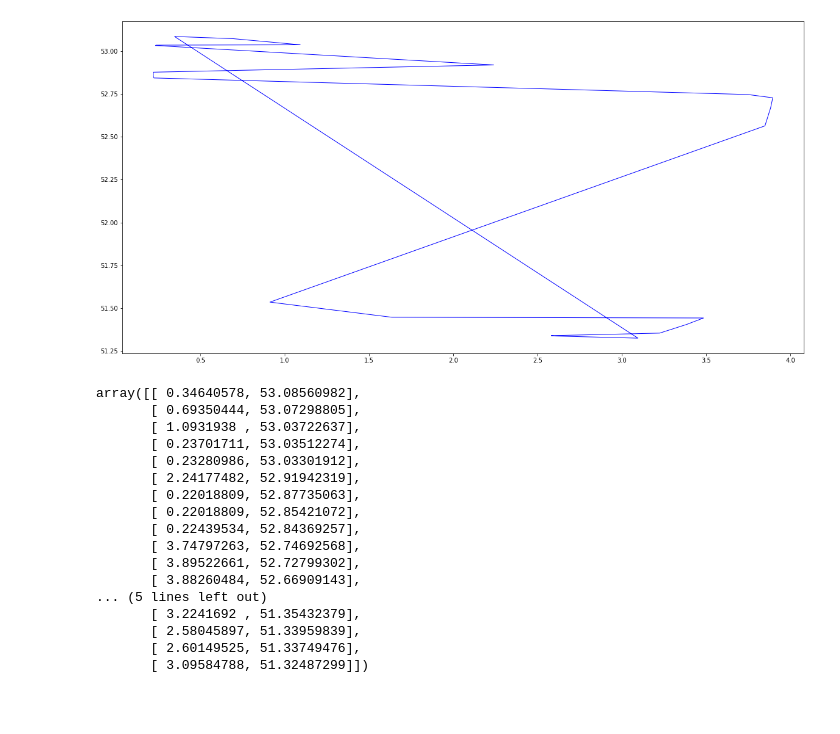
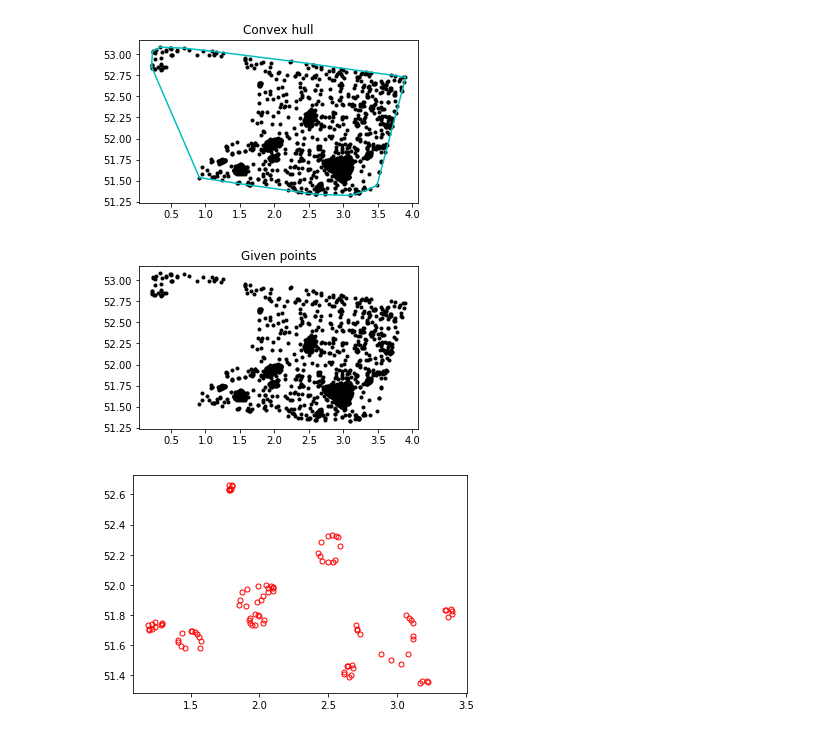
Before and after one commit to aelbrecht/cs-windmill, a Jupyter notebook: coord_clustering_poly.ipynb, the cells around one changed output. Drawn from its saved outputs; the diff is of its cells as text; code cells hidden in the pictures; blank space fills up the shorter version.

Commit message:
add polygon shape generation

```diff
--- a/coord_clustering_poly.ipynb
+++ b/coord_clustering_poly.ipynb
@@ -50,32 +50,3 @@ Deprecated in NumPy 1.20; for more details and guidance: https://numpy.org/devdo
 1811  3.095848  51.324873       -1
 
 [1812 rows x 3 columns]
-# %%
-from scipy import spatial
-
-poly = spatial.ConvexHull(coords)
-import matplotlib.pyplot as plt
-hull_indices = np.unique(poly.simplices.flat)
-hull_pts = np.array(coords)[hull_indices]
-plt.fill(hull_pts[:,0], hull_pts[:,1], fill=False, edgecolor='b')
-plt.show()
-hull_pts
-# %% [output]
-[figure, removed]
-array([[ 0.34640578, 53.08560982],
-       [ 0.69350444, 53.07298805],
-       [ 1.0931938 , 53.03722637],
-       [ 0.23701711, 53.03512274],
-       [ 0.23280986, 53.03301912],
-       [ 2.24177482, 52.91942319],
-       [ 0.22018809, 52.87735063],
-       [ 0.22018809, 52.85421072],
-       [ 0.22439534, 52.84369257],
-       [ 3.74797263, 52.74692568],
-       [ 3.89522661, 52.72799302],
-       [ 3.88260484, 52.66909143],
-... (5 lines left out)
-       [ 3.2241692 , 51.35432379],
-       [ 2.58045897, 51.33959839],
-       [ 2.60149525, 51.33749476],
-       [ 3.09584788, 51.32487299]])
@@ -138,0 +53,17 @@ df2_result.to_file("result.shp")
+# %%
+from scipy import spatial
+
+hull = spatial.ConvexHull(coords)
+for plot_id in (2, 1):
+    fig, ax = plt.subplots(ncols=1, figsize=(5, 3))
+    ax.plot(coords[:, 0], coords[:, 1], '.', color='k')
+    if plot_id == 1:
+        ax.set_title('Given points')
+    else:
+        ax.set_title('Convex hull')
+        for simplex in hull.simplices:
+            ax.plot(coords[simplex, 0], coords[simplex, 1], 'c')
+    plt.show()
+# %% [output]
+[figure, added]
+[figure, added]
@@ -138,0 +96,5 @@ df2_result.to_file("result.shp")
+# %%
+for shape in shapes:
+    plt.plot([v[0] for v in shape], [v[1] for v in shape], 'o', mec='r', color='none', lw=1, markersize=5)
+# %% [output]
+[figure, added]
```
Also changed, not shown: parts of 5 cells of this notebook, 1 other file.
